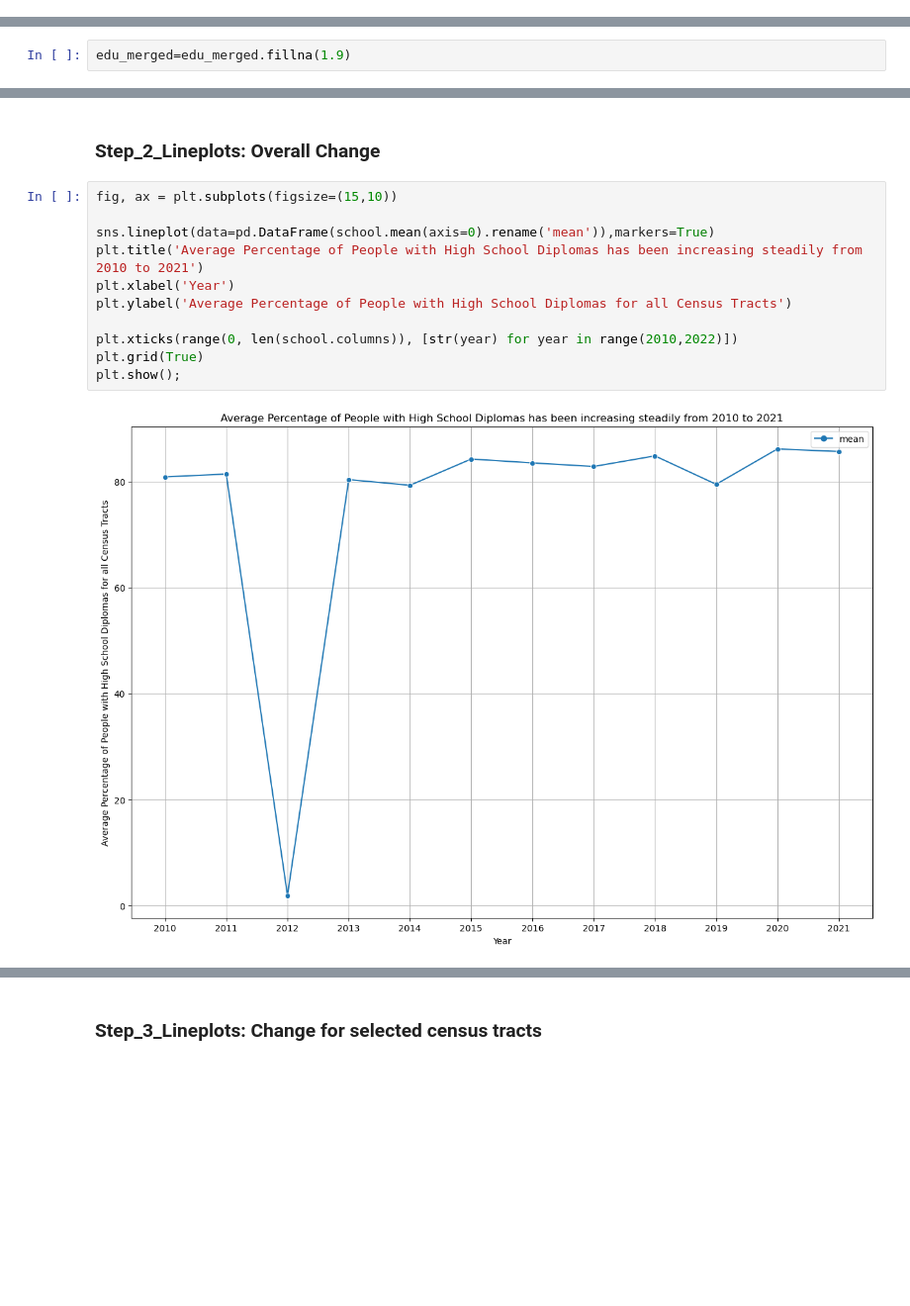
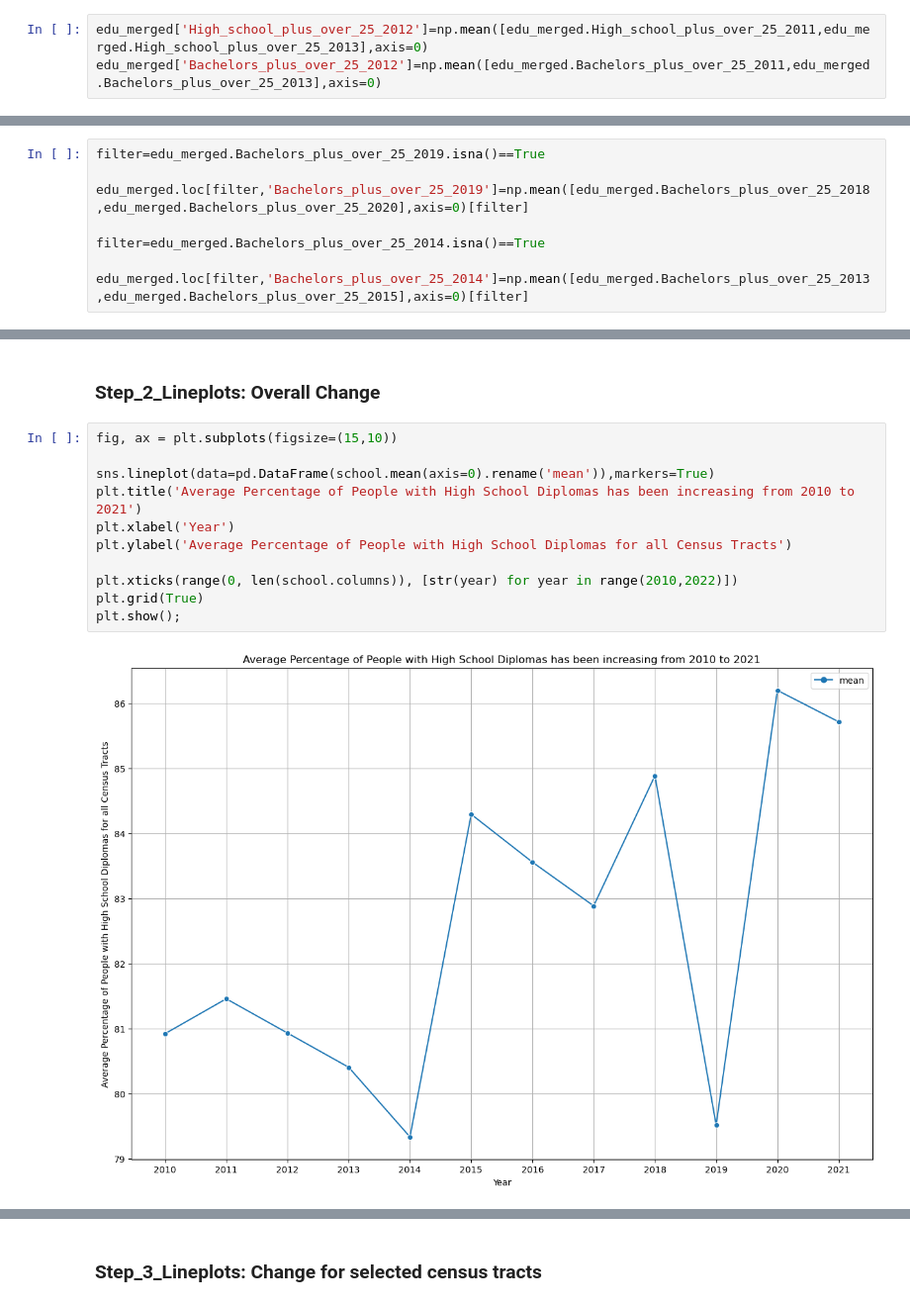
Before and after one commit to mariashapo/capstone_project, a Jupyter notebook: notebooks/2b. INCOME_AND_EDUCATION.ipynb, the cells around one changed output, grey strips where cells are left out. Shown at 99% size. Saved outputs shown, nothing was run; the diff lists cells and outputs as text; blank space fills up the shorter version.

```diff
--- a/notebooks/2b. INCOME_AND_EDUCATION.ipynb
+++ b/notebooks/2b. INCOME_AND_EDUCATION.ipynb
@@ -234,0 +237,3 @@ The dataframe shape is (725, 25)
+# %%
+edu_merged['High_school_plus_over_25_2012']=np.mean([edu_merged.High_school_plus_over_25_2011,edu_merged.High_school_plus_over_25_2013],axis=0)
+edu_merged['Bachelors_plus_over_25_2012']=np.mean([edu_merged.Bachelors_plus_over_25_2011,edu_merged.Bachelors_plus_over_25_2013],axis=0)
@@ -235,3 +242,11 @@ The dataframe shape is (725, 25)
+# %%
+filter=edu_merged.Bachelors_plus_over_25_2019.isna()==True
+
+edu_merged.loc[filter,'Bachelors_plus_over_25_2019']=np.mean([edu_merged.Bachelors_plus_over_25_2018,edu_merged.Bachelors_plus_over_25_2020],axis=0)[filter]
+
+filter=edu_merged.Bachelors_plus_over_25_2014.isna()==True
+
+edu_merged.loc[filter,'Bachelors_plus_over_25_2014']=np.mean([edu_merged.Bachelors_plus_over_25_2013,edu_merged.Bachelors_plus_over_25_2015],axis=0)[filter]
 # %% [markdown]
 ### Null Values
 # %%
@@ -242,2 +255,0 @@ edu_merged[edu_merged['Bachelors_plus_over_25_2010'].isna()]
-# %%
-edu_merged=edu_merged.fillna(1.9)
@@ -303,14 +317,14 @@ The Bachelors Diploma Distribution range is 81.83
 # %%
 fig, ax = plt.subplots(figsize=(15,10))
 
 sns.lineplot(data=pd.DataFrame(school.mean(axis=0).rename('mean')),markers=True)
-plt.title('Average Percentage of People with High School Diplomas has been increasing steadily from 2010 to 2021')
+plt.title('Average Percentage of People with High School Diplomas has been increasing from 2010 to 2021')
 plt.xlabel('Year')
 plt.ylabel('Average Percentage of People with High School Diplomas for all Census Tracts')
 
 plt.xticks(range(0, len(school.columns)), [str(year) for year in range(2010,2022)])
 plt.grid(True)
 plt.show();
 # %% [output]
-[figure, old version]
+[figure, new version]
 # %%
```
Also changed, not shown: parts of 6 cells of this notebook, 3 other files.
